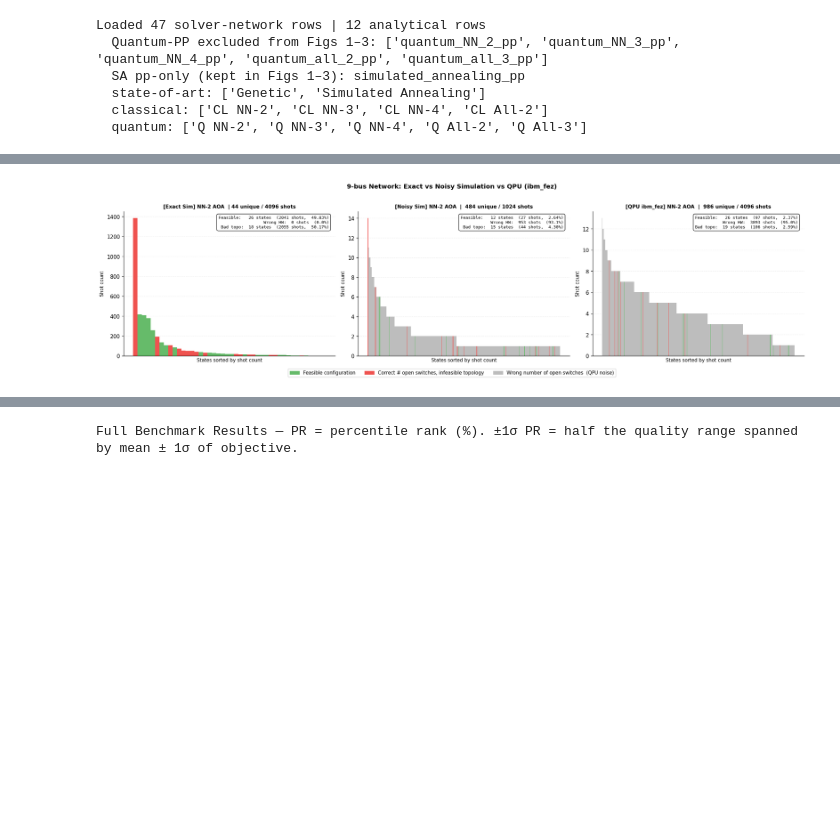
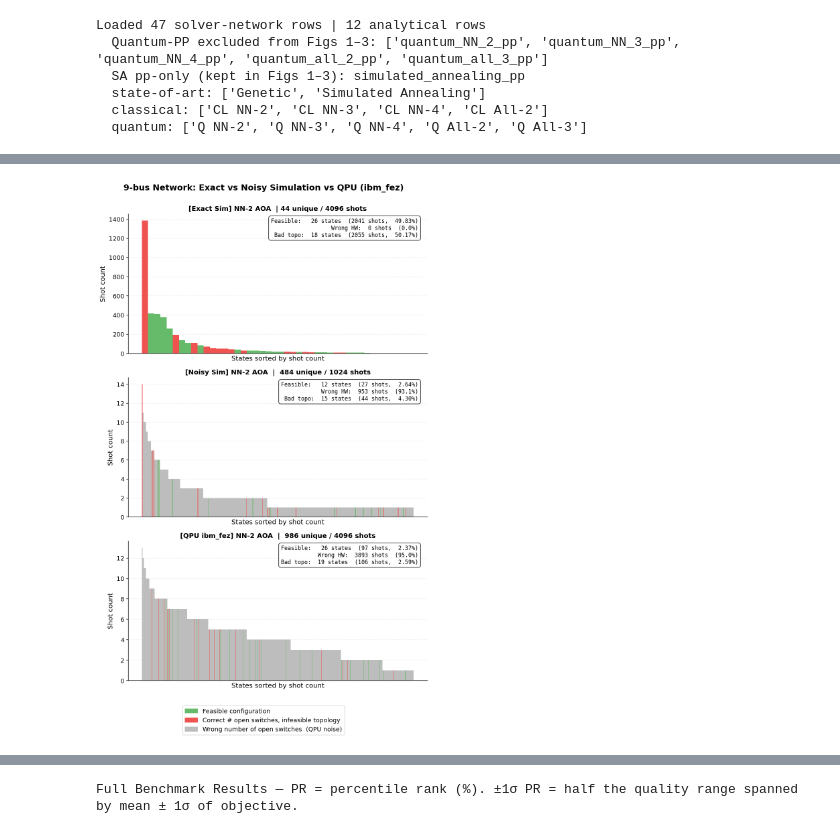
Before and after one commit to baptistechev/Quantum-DNR-Benchmark, a Jupyter notebook: res_analysis.ipynb, the cells around one changed output, grey strips where cells are left out. Saved outputs shown, nothing was run; the diff lists cells and outputs as text; code cells hidden in the pictures; blank space fills up the shorter version.

```diff
--- a/res_analysis.ipynb
+++ b/res_analysis.ipynb
@@ -346,9 +353,9 @@ PGAP = 0.05
 SGAP = 0.12
 CGAP = 0.35
 
-fig, axes = plt.subplots(1, 4, figsize=(28, 6))
+fig, axes = plt.subplots(4, 1, figsize=(8.5, 18))
 fig.suptitle("Percentile Rank — Feasible Space  (solid = best run, hatched = mean run)",
-             fontsize=13, fontweight="bold", y=1.02)
+             fontsize=15, fontweight="bold", y=1.01)
 
 for ax, net in zip(axes, NET_ORDER):
     sub     = df_nopp[df_nopp.network == net]
@@ -395,8 +402,8 @@ for ax, net in zip(axes, NET_ORDER):
 
     ax.set_xticks([e[4] for e in entries])
     ax.set_xticklabels([SIM_LABELS.get(e[0], e[0]) for e in entries],
-                       rotation=45, ha="right", fontsize=8.5)
-    ax.set_title(NET_LABELS[net], fontsize=12, fontweight="bold")
+                       rotation=45, ha="right", fontsize=11)
+    ax.set_title(NET_LABELS[net], fontsize=14, fontweight="bold")
     ax.set_ylabel("Percentile Rank (%)")
 
     q_all = pd.concat([sub["best_of_best_quality_feasible"],
@@ -405,8 +412,8 @@ for ax, net in zip(axes, NET_ORDER):
     ax.set_ylim(max(0, q_all.min() - 1.5), 100.5)
     ax.yaxis.set_major_formatter(plt.FuncFormatter(lambda v, _: f"{v:.1f}"))
     ax.grid(axis="y", alpha=0.2, ls="--", zorder=1)
-    ax.legend(title="Analytical baselines", title_fontsize=8,
-              loc="lower right", fontsize=8, framealpha=0.9)
+    ax.legend(title="Analytical baselines", title_fontsize=11,
+              loc="lower right", fontsize=10, framealpha=0.9)
 
 handles = []
 for cat in CAT_ORDER:
@@ -415,8 +422,8 @@ for cat in CAT_ORDER:
         mpatches.Patch(color=c, alpha=0.9,  label=f"{cat} – best"),
         mpatches.Patch(color=c, alpha=0.38, hatch="///", label=f"{cat} – mean"),
     ]
-fig.legend(handles=handles, bbox_to_anchor=(1.0, 0.92),
-           fontsize=9, frameon=True, ncol=1, title="Solver")
+fig.legend(handles=handles, bbox_to_anchor=(0.5, -0.01), loc="upper center",
+           fontsize=11, frameon=True, ncol=3, title="Solver")
 
 plt.tight_layout()
 plt.savefig("figures/fig1_quality.pdf", bbox_inches="tight")
@@ -431,9 +438,9 @@ plt.show()
 FIG2_EXCLUDED_SIMS = {"genetic", "simulated_annealing_pp"}
 df_fig2 = df_nopp[~df_nopp.sim_type.isin(FIG2_EXCLUDED_SIMS)]
 
-fig, axes = plt.subplots(1, 4, figsize=(23, 5), sharey=False)
+fig, axes = plt.subplots(4, 1, figsize=(8.5, 16), sharey=False)
 fig.suptitle("Feasibility Rate — All Sampled Objectives",
-             fontsize=13, fontweight="bold")
+             fontsize=15, fontweight="bold")
 
 for ax, net in zip(axes, NET_ORDER):
     sub = df_fig2[df_fig2.network == net].copy()
@@ -454,14 +461,14 @@ for ax, net in zip(axes, NET_ORDER):
             bar.get_y() + bar.get_height() / 2,
             f"{val:.0%}",
             va="center", ha="right" if inside else "left",
-            fontsize=8.5, color="white" if inside else "black",
+            fontsize=11, color="white" if inside else "black",
         )
 
     ax.set_yticks(y)
-    ax.set_yticklabels([SIM_LABELS.get(s, s) for s in sub["sim_type"]], fontsize=9)
+    ax.set_yticklabels([SIM_LABELS.get(s, s) for s in sub["sim_type"]], fontsize=11)
     ax.set_xlim(0, 1.08)
     ax.set_xlabel("Feasibility rate")
-    ax.set_title(NET_LABELS[net], fontsize=12, fontweight="bold")
+    ax.set_title(NET_LABELS[net], fontsize=14, fontweight="bold")
     ax.xaxis.set_major_formatter(plt.FuncFormatter(lambda v, _: f"{v:.0%}"))
     ax.axvline(1.0, color="#999", lw=0.8, ls="--")
     ax.grid(axis="x", alpha=0.2, ls="--")
@@ -475,7 +482,7 @@ for ax, net in zip(axes, NET_ORDER):
 present_cats = [c for c in CAT_ORDER if not df_fig2[df_fig2.category == c].empty]
 handles = [mpatches.Patch(color=CAT_COLORS[c], alpha=0.85, label=c.title())
            for c in present_cats]
-fig.legend(handles=handles, loc="upper right", fontsize=9,
+fig.legend(handles=handles, loc="upper right", fontsize=11,
            title="Category", frameon=True)
 
 plt.tight_layout()
@@ -486,4 +493,5 @@ plt.show()
 # %%
+
 # ─── Figure 3a: 9-bus — Simulation vs Noisy Simulation vs QPU ────────────────
 
 import json as _json, math
@@ -532,9 +540,9 @@ def _plot_distribution(ax, dist, dnr_net, palette, title):
     ax.bar(range(len(sorted_states)), counts,
            color=bar_colors, edgecolor="none", width=1.0, zorder=3)
 
-    ax.set_title(title, fontsize=9.5, fontweight="bold")
-    ax.set_xlabel("States sorted by shot count", fontsize=9)
-    ax.set_ylabel("Shot count", fontsize=9)
+    ax.set_title(title, fontsize=12, fontweight="bold")
+    ax.set_xlabel("States sorted by shot count", fontsize=12)
+    ax.set_ylabel("Shot count", fontsize=12)
     ax.set_xticks([])
     ax.grid(axis="y", alpha=0.2, ls="--", zorder=1)
 
@@ -546,7 +554,7 @@ def _plot_distribution(ax, dist, dnr_net, palette, title):
         f"({stats['shots_inf_hw']/total_shots:.1%})\n"
         f"Bad topo:  {stats['states_inf_topo']} states  ({stats['shots_inf_topo']} shots,  "
         f"{stats['shots_inf_topo']/total_shots:.2%})",
-        transform=ax.transAxes, fontsize=8, va="top", ha="right", family="monospace",
+        transform=ax.transAxes, fontsize=10, va="top", ha="right", family="monospace",
         bbox=dict(boxstyle="round,pad=0.4", facecolor="white", alpha=0.85),
     )
 
@@ -587,39 +595,39 @@ with open("results/qpu_runs.jsonl") as _f:
 _qpu_native_dist_9 = _qpu_native_9["aoa"]["final_sample_distribution"]
 _qpu_native_meta_9 = _qpu_native_9["optimizer_metadata"][0]
 
-fig, axes = plt.subplots(1, 3, figsize=(19, 5))
+fig, axes = plt.subplots(3, 1, figsize=(8.5, 13))
 fig.suptitle(
     "9-bus Network: Exact vs Noisy Simulation vs QPU (ibm_fez)\n",
-    fontsize=12, fontweight="bold",
+    fontsize=15, fontweight="bold",
 )
 
 _plot_distribution(
     axes[0], _sim_dist_9, _9bus_dnr, PALETTE,
     f"[Exact Sim] NN-2 AOA  | "
     f"{len(_sim_dist_9)} unique / {sum(_sim_dist_9.values())} shots",
 )
 _plot_distribution(
     axes[1], _noisy_dist_9, _9bus_dnr, PALETTE,
     f"[Noisy Sim] NN-2 AOA  |  "
     f"{len(_noisy_dist_9)} unique / {sum(_noisy_dist_9.values())} shots",
 )
 _plot_distribution(
     axes[2], _qpu_native_dist_9, _9bus_dnr, PALETTE,
     f"[QPU ibm_fez] NN-2 AOA  |  "
     f"{len(_qpu_native_dist_9)} unique / {sum(_qpu_native_dist_9.values())} shots",
 )
 
 _leg_handles = [
     mpatches.Patch(color=COLOR_FEASIBLE, label="Feasible configuration"),
     mpatches.Patch(color=COLOR_INF_TOPO, label="Correct # open switches, infeasible topology"),
     mpatches.Patch(color=COLOR_INF_HW,   label="Wrong number of open switches  (QPU noise)"),
 ]
-fig.legend(handles=_leg_handles, loc="lower center", fontsize=9,
-           frameon=True, ncol=3, bbox_to_anchor=(0.5, -0.06))
+fig.legend(handles=_leg_handles, loc="lower center", fontsize=11,
+           frameon=True, ncol=1, bbox_to_anchor=(0.5, -0.08))
 
 plt.tight_layout()
 plt.savefig("figures/fig_9bus_sim_noisy_qpu.pdf", bbox_inches="tight")
 plt.show()
 # %% [output]
-[figure, old version]
+[figure, new version]
 # %%
```
Also changed, not shown: parts of 6 cells of this notebook, 8 other files.
